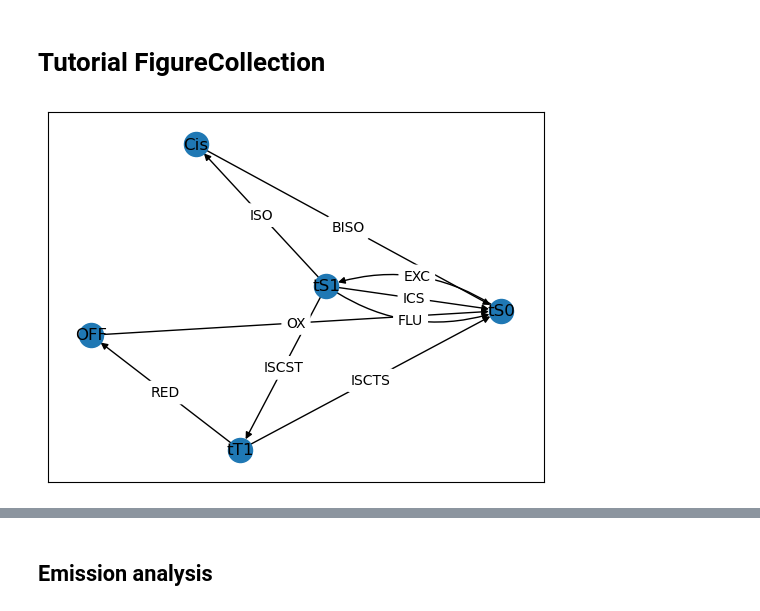
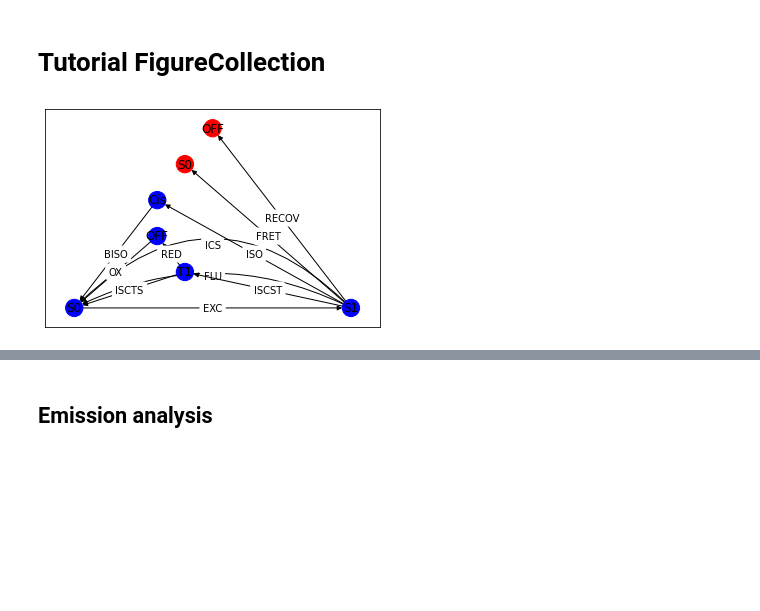
Before and after one commit to super-resolution/Fluopy, a Jupyter notebook: notebooks/tutorials/tutorial_figurecollection.ipynb, the cells around one changed output, grey strips where cells are left out. Saved outputs shown, nothing was run; the diff lists cells and outputs as text; code cells hidden in the pictures; blank space fills up the shorter version.

Commit message:
Addition of energy transfers

```diff
--- a/notebooks/tutorials/tutorial_figurecollection.ipynb
+++ b/notebooks/tutorials/tutorial_figurecollection.ipynb
@@ -14,22 +14,24 @@ import src.miscellaneous as mi
 %load_ext autoreload
 %autoreload 2
 # %%
-rates = [['k_tS0_tS1', 7e6, "excitation", "EXC", False],
-         ['k_tS1_tS0', 1e9, "fluorescent emission", "FLU", True],
-         ['k_tS1_tT1', 1e6, "intersystem crossing ST", "ISCST", False],
-         ['k_tT1_tS0', 5e5, "intersystem crossing TS", "ISCTS", False],
-         ['k_tS1_tS0', 1e9, "internal conversion S", "ICS", False],
-         ['k_tS1_Cis', 2e7, "isomerization", "ISO", False],
-         ['k_Cis_tS0', 1e5, "backisomerization", "BISO", False],
-         ['k_tT1_OFF', 1.4e6, "reduction", "RED", False],
-         ['k_OFF_tS0', 1e1, "oxidation", "OX", False]]
+transitions = [['S0_S1', 7e6, "excitation", "EXC", False],
+               ['S1_S0', 1e9, "fluorescent emission", "FLU", True],
+               ['S1_T1', 1e6, "intersystem crossing ST", "ISCST", False],
+               ['T1_S0', 5e5, "intersystem crossing TS", "ISCTS", False],
+               ['S1_S0', 1e9, "internal conversion S", "ICS", False],
+               ['S1_Cis', 2e7, "isomerization", "ISO", False],
+               ['Cis_S0', 1e5, "backisomerization", "BISO", False],
+               ['T1_OFF', 1.4e6, "reduction", "RED", False],
+               ['OFF_S0', 1e1, "oxidation", "OX", False],
+               ['S1_S0__S0_S1', 1e11, 'energy transfer', 'FRET', False],
+               ['S1_S0__OFF_S0', 1e5, 'OFF recovery', 'RECOV', False]]
 # %%
-system = fs.Cy5dSTORMModel(number_fluorophores=2, distances=1, rates=rates)
-system.simulate(n_steps=int(1e7), seed=100)
+system = fs.Cy5(number_fluorophores=2, distances=1, transitions=transitions)
+system.simulate(n_steps=int(10000), seed=100)
 system.process()
 system.emitters(photon_collection_rate=0.5, resample="5ms", emccd_gain=10)
 system.fcs(normalize=True, log=True, m=2, deltat="10us")
 # %%
-fig, ax = system.plot.network(10)
+fig, ax = system.plot.network(type='planar')
 # %% [output]
-[figure, old version]
+[figure, new version]
```
Also changed, not shown: parts of 6 cells of this notebook, 17 other files.
